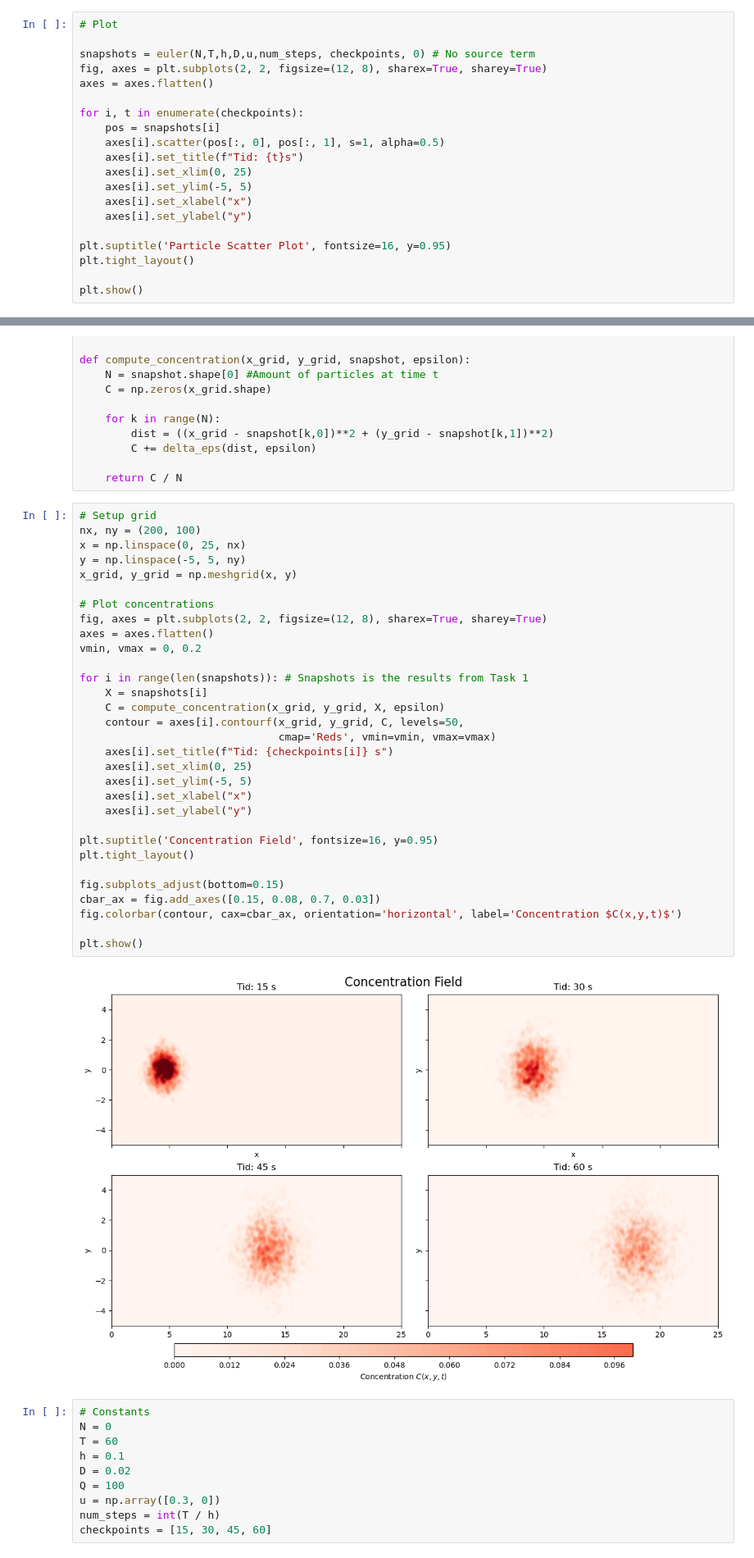
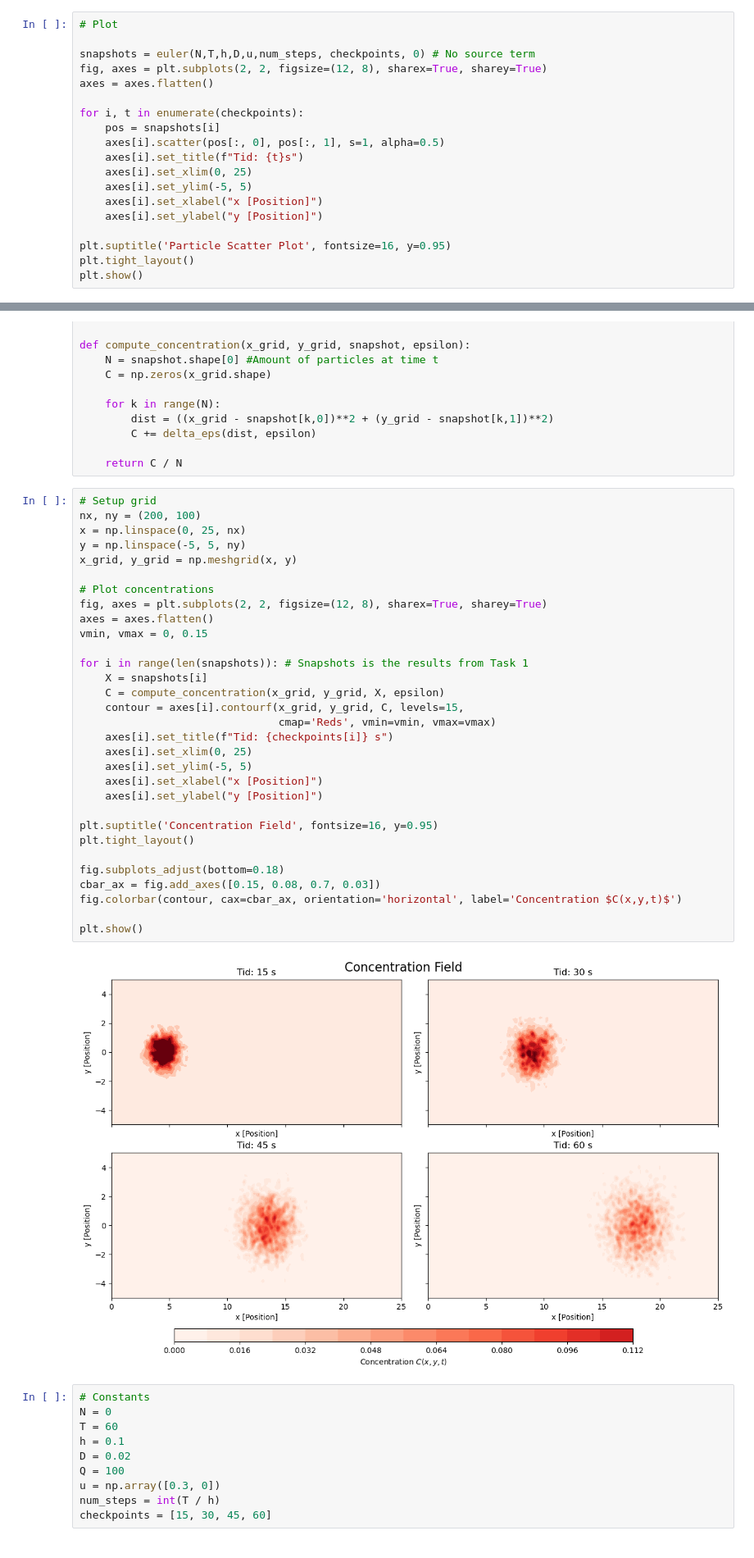
Before and after one commit to johanneslopponen/scicomp_miniproject, a Jupyter notebook: Report.ipynb, the cells around one changed output, grey strips where cells are left out. Shown at 82% size. Cells and saved outputs as stored; diff of their text form.

Commit message:
changes to figures

```diff
--- a/Report.ipynb
+++ b/Report.ipynb
@@ -210,11 +215,10 @@ for i, t in enumerate(checkpoints):
     axes[i].set_title(f"Tid: {t}s")
     axes[i].set_xlim(0, 25)
     axes[i].set_ylim(-5, 5)
-    axes[i].set_xlabel("x")
-    axes[i].set_ylabel("y")
+    axes[i].set_xlabel("x [Position]")
+    axes[i].set_ylabel("y [Position]")
 
 plt.suptitle('Particle Scatter Plot', fontsize=16, y=0.95)
 plt.tight_layout()
-
 plt.show()
 # %% [output]
@@ -237,36 +241,36 @@ def compute_concentration(x_grid, y_grid, snapshot, epsilon):
 # %%
 # Setup grid
 nx, ny = (200, 100)
 x = np.linspace(0, 25, nx)
 y = np.linspace(-5, 5, ny)
 x_grid, y_grid = np.meshgrid(x, y)
 
 # Plot concentrations
 fig, axes = plt.subplots(2, 2, figsize=(12, 8), sharex=True, sharey=True)
 axes = axes.flatten()
-vmin, vmax = 0, 0.2
+vmin, vmax = 0, 0.15
 
 for i in range(len(snapshots)): # Snapshots is the results from Task 1
     X = snapshots[i]
     C = compute_concentration(x_grid, y_grid, X, epsilon)
-    contour = axes[i].contourf(x_grid, y_grid, C, levels=50,
+    contour = axes[i].contourf(x_grid, y_grid, C, levels=15,
                                cmap='Reds', vmin=vmin, vmax=vmax)
     axes[i].set_title(f"Tid: {checkpoints[i]} s")
     axes[i].set_xlim(0, 25)
     axes[i].set_ylim(-5, 5)
-    axes[i].set_xlabel("x")
-    axes[i].set_ylabel("y")
+    axes[i].set_xlabel("x [Position]")
+    axes[i].set_ylabel("y [Position]")
 
 plt.suptitle('Concentration Field', fontsize=16, y=0.95)
 plt.tight_layout()
 
-fig.subplots_adjust(bottom=0.15)
+fig.subplots_adjust(bottom=0.18)
 cbar_ax = fig.add_axes([0.15, 0.08, 0.7, 0.03])
 fig.colorbar(contour, cax=cbar_ax, orientation='horizontal', label='Concentration $C(x,y,t)$')
 
 plt.show()
 # %% [output]
-[figure, old version]
+[figure, new version]
 # %%
 # Constants
 N = 0
```
Also changed, not shown: parts of 6 cells of this notebook.
